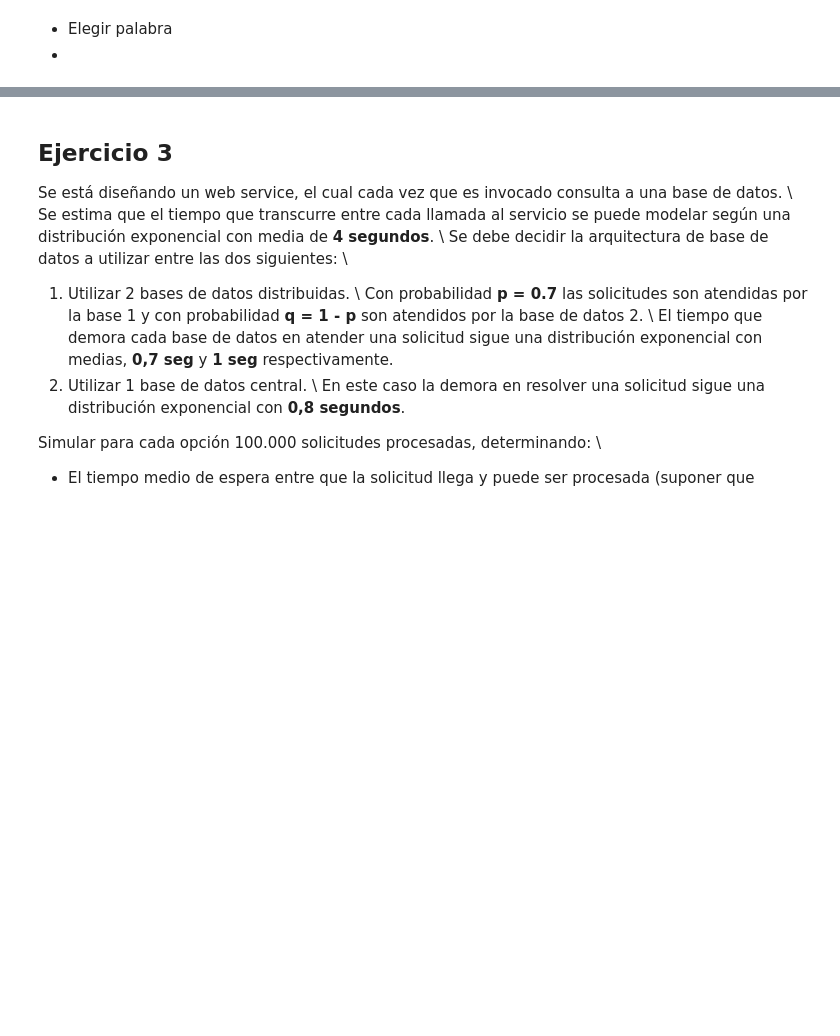
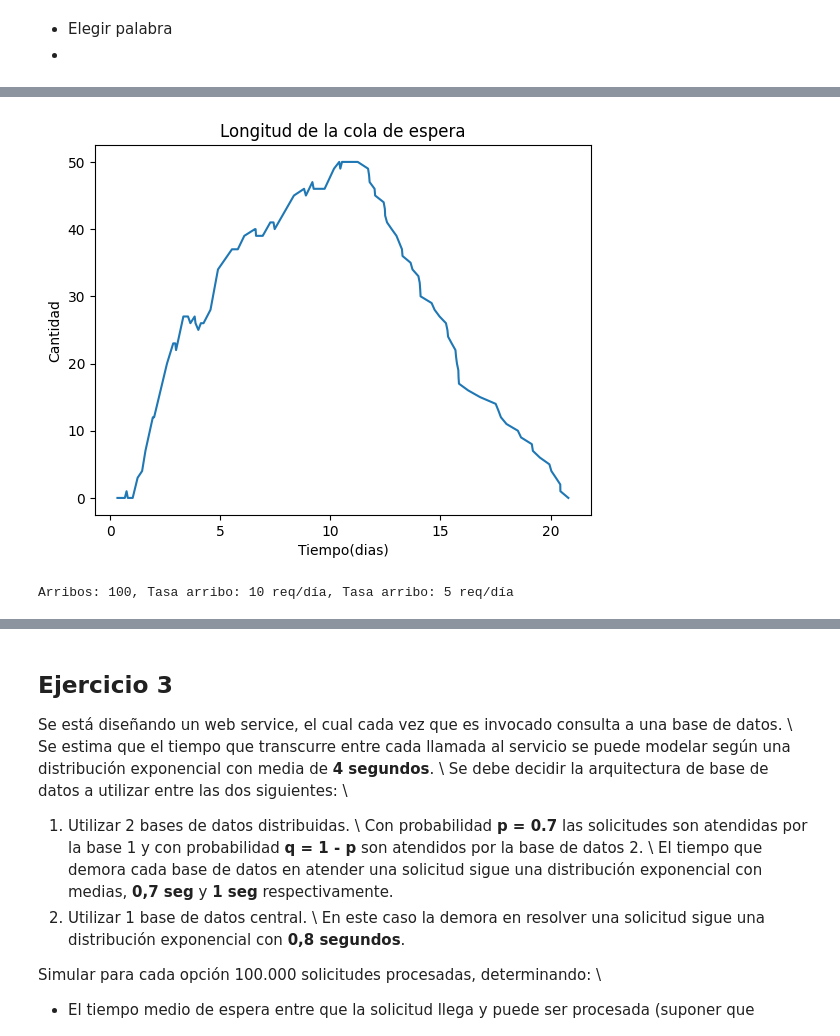
Before and after one commit to delpinor/tp-simulacion, a Jupyter notebook: TP2/tp2.ipynb, the cells around one changed output, grey strips where cells are left out. Saved outputs shown, nothing was run; the diff lists cells and outputs as text; code cells hidden in the pictures; blank space fills up the shorter version.

```diff
--- a/TP2/tp2.ipynb
+++ b/TP2/tp2.ipynb
@@ -242,0 +343,10 @@ df_palabras
+# %%
+tasa_arribos = 10
+tasa_servicio = 5
+arribos = 100
+t, c = SimuladorCola(tasa_arribos, tasa_servicio, arribos).simular()
+grafico_encolados_vs_tiempo(t, c)
+print(f"Arribos: {arribos}, Tasa arribo: {tasa_arribos} req/día, Tasa arribo: {tasa_servicio} req/día")
+# %% [output]
+[figure, added]
+Arribos: 100, Tasa arribo: 10 req/día, Tasa arribo: 5 req/día
```
Also changed, not shown: parts of 4 cells of this notebook.
